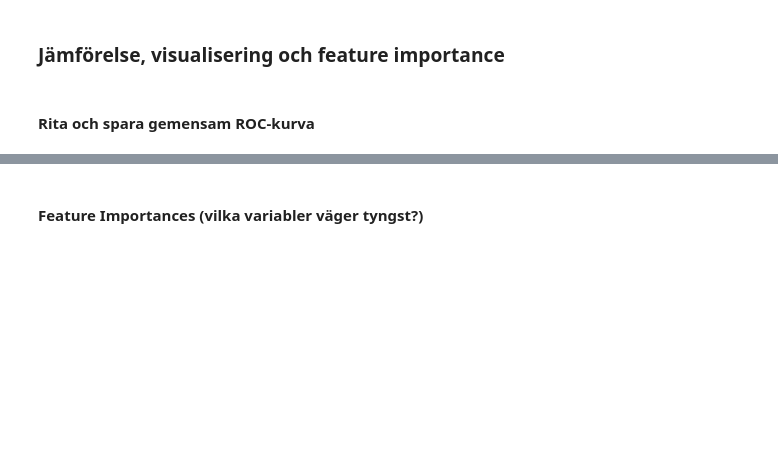
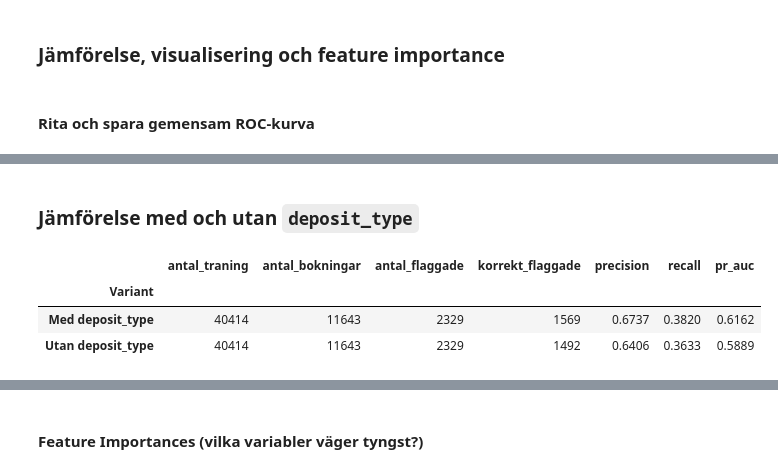
Before and after one commit to Shara-Hysen/data-science-group-project, a Jupyter notebook: notebooks/05_random_forest.ipynb, the cells around one changed output, grey strips where cells are left out. Cells and saved outputs as stored; diff of their text form; code cells hidden in the pictures; blank space fills up the shorter version.

```diff
--- a/notebooks/05_random_forest.ipynb
+++ b/notebooks/05_random_forest.ipynb
@@ -407,0 +391,15 @@ WindowsPath('outputs/figures/rf_val_deposit_comparison_roc.png')
+# %% [markdown]
+### Jämförelse med och utan `deposit_type`
+# %%
+summary = pd.DataFrame([
+    {"Variant": "Med deposit_type", **metrics_full},
+    {"Variant": "Utan deposit_type", **metrics_no_dep},
+]).set_index("Variant")[["antal_bokningar", "antal_flaggade", "korrekt_flaggade",
+                         "precision", "recall", "pr_auc"]]
+summary.insert(0, "antal_traning", len(y_train))
+display(summary.round(4))
+# %% [output]
+|  | antal_traning | antal_bokningar | antal_flaggade | korrekt_flaggade | precision | recall | pr_auc |
+| Variant |  |  |  |  |  |  |  |
+| Med deposit_type | 40414 | 11643 | 2329 | 1569 | 0.6737 | 0.3820 | 0.6162 |
+| Utan deposit_type | 40414 | 11643 | 2329 | 1492 | 0.6406 | 0.3633 | 0.5889 |
```
Also changed, not shown: parts of 24 cells of this notebook, 3 other files.
